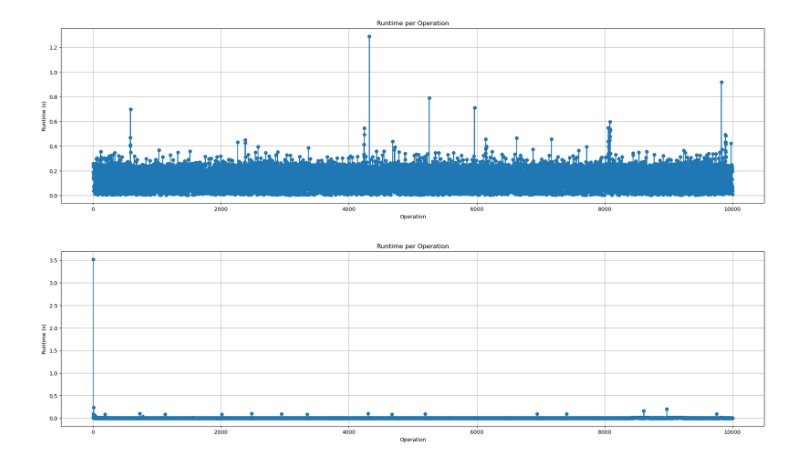
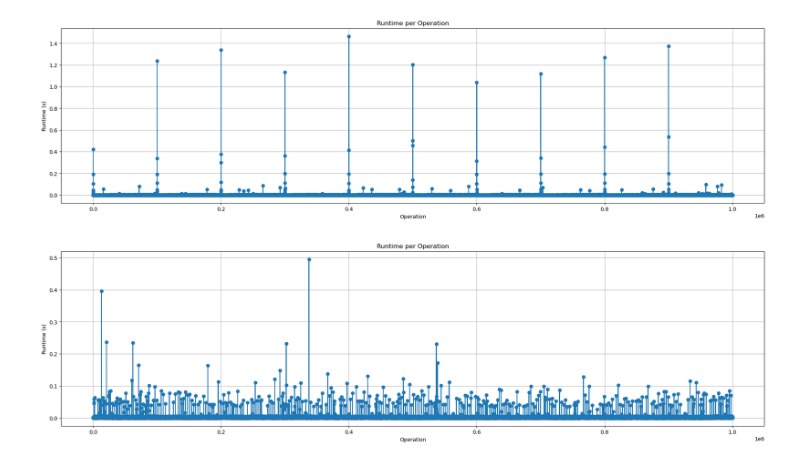
Before and after one commit to phattd15/splay-tree-thesis, a Jupyter notebook: test.ipynb, the cells around one changed output. Cells and saved outputs as stored; diff of their text form; code cells hidden in the pictures.

```diff
--- a/test.ipynb
+++ b/test.ipynb
@@ -19,30 +20,32 @@ plt.show()
 # %%
-df = pd.read_csv('output_splay.csv')
+df = pd.read_csv('output_splay_cus.csv')
+df = df.iloc[1:]
 normal_runtime = df['Runtime (s)']
 
 plt.figure(figsize=(24, 6))  # Adjust the width and height as needed
 
 # Visualize a column (e.g., 'Runtime (s)') to a graph
 plt.plot(df['Operation'], normal_runtime, marker='o', linestyle='-')
 plt.xlabel('Operation')
 plt.ylabel('Runtime (s)')
 plt.title('Runtime per Operation')
 plt.grid(True)
 plt.show()
 # %% [output]
-[figure, old version]
+[figure, new version]
 # %%
-df = pd.read_csv('output_splay_cus.csv')
+df = pd.read_csv('output_set_2.csv')
+df = df.iloc[1:]
 normal_runtime = df['Runtime (s)']
 
 plt.figure(figsize=(24, 6))  # Adjust the width and height as needed
 
 # Visualize a column (e.g., 'Runtime (s)') to a graph
-plt.plot(df['Operation'][1:], normal_runtime, marker='o', linestyle='-')
+plt.plot(df['Operation'], normal_runtime, marker='o', linestyle='-')
 plt.xlabel('Operation')
 plt.ylabel('Runtime (s)')
 plt.title('Runtime per Operation')
 plt.grid(True)
 plt.show()
 # %% [output]
-[figure, old version]
+[figure, new version]
```
Also changed, not shown: parts of 36 cells of this notebook, 22 other files.
